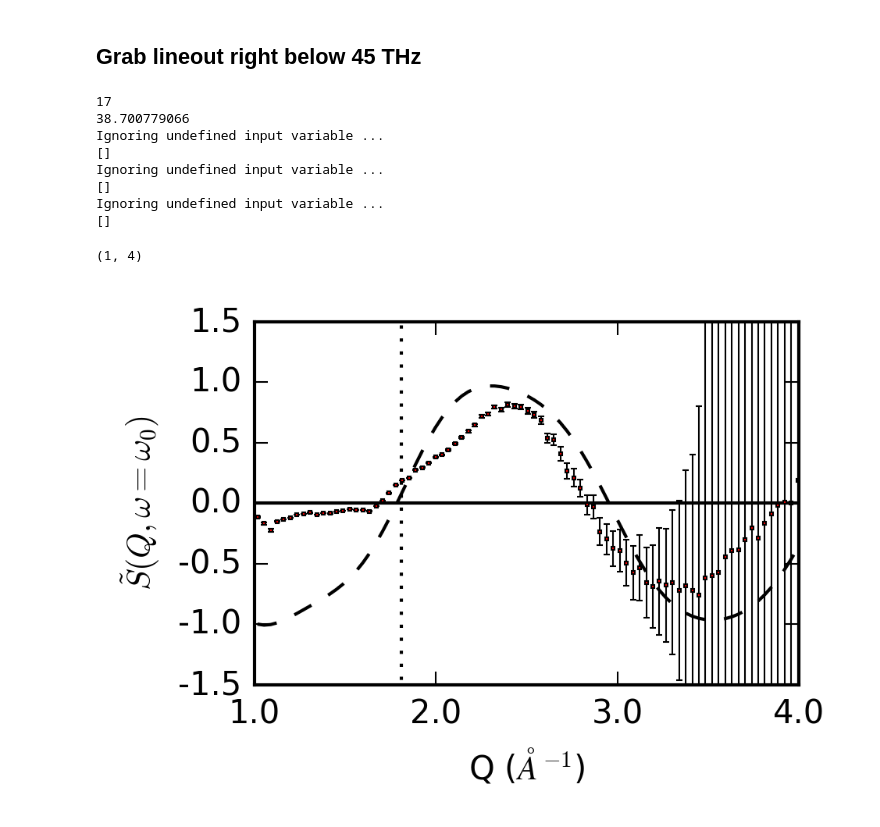
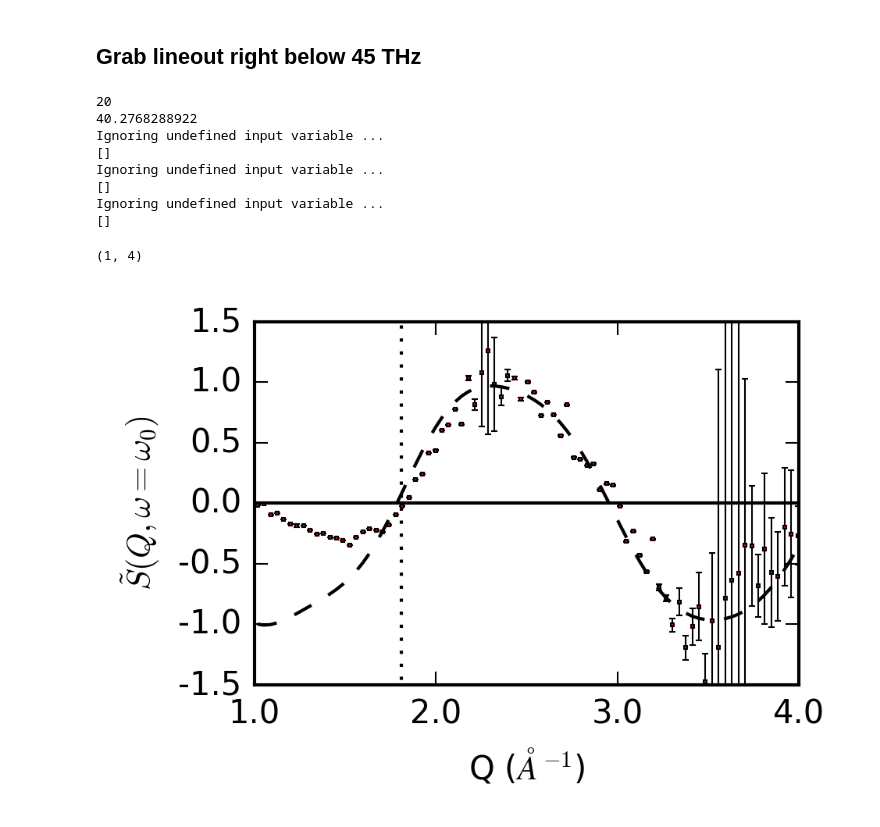
Before and after one commit to mrware91/PhilTransA-TRXS-Limits, a Jupyter notebook: FourierAnalysis.ipynb, the cells around one changed output. Drawn from its saved outputs; the diff is of its cells as text; code cells hidden in the pictures.

```diff
--- a/FourierAnalysis.ipynb
+++ b/FourierAnalysis.ipynb
@@ -59,9 +59,9 @@ Note I suggest restricting your data to regions where you know the signal is not
 # %%
 import h5py
 hf = h5py.File('phil-trans-data.h5', 'r')
-timebins = hf.get('timebins').value - 2.3
+timebins = hf.get('timebins').value
 mean = hf.get('mean').value
-variance = hf.get('variance').value
+std = hf.get('std').value
 Q = hf.get('Q').value
 legendres = hf.get('legendres').value
 # %%
@@ -91,7 +91,7 @@ Qs              = Q[qIndexes]
 
 
 muData          = mean[legendreIndex, qIndexes, :]
-sigmaData       = variance[legendreIndex, qIndexes, :]
+sigmaData       = std[legendreIndex, qIndexes, :]
 
 # Generate correction factors
 bC = budarzCorrection(np.ones_like(muData[:,0]),Qs,wavelength=1.3776)
@@ -136,11 +136,6 @@ if np.mod(Ts.shape[0],2) == 0:
     sigmaNData = sigmaNData[:,:-1]
     Ts = Ts[:-1]
 
-
-Ts = Ts[10:-6]
-muNData = muNData[:,10:-6]
-sigmaNData = sigmaNData[:,10:-6]
-
 print muNData.shape
 print sigmaNData.shape
 print Ts.shape
@@ -251,7 +246,7 @@ Ignoring undefined input variable ...
 # %% [markdown]
 ## Grab lineout right below 45 THz
 # %%
-ind = np.abs(plotMe[30,(omega<60)]).argmax()  -1
+ind = np.abs(plotMe[30,(omega<60)]).argmax()
 
 # ind = 45
 
@@ -266,55 +261,46 @@ ys = plotMe[:,ind] * Qs**2
 
 q = Qs
 r0 = 2.666
-# r0 = 3.72
-
 sTheory = np.cos( q*r0 ) - np.sinc(q*r0)
-
-# sTheory = np.sin( q*r0 )
-
-# linePlot(Qs, sTheory, **figOpts)
-
-# plt.plot(Qs,sTheory)
-# plt.errorbar(Qs, ys/ys[:50].max()*1.2, yerr=reconstructionE[:,ind]*Qs**2/ys[:50].max()*1.2,barsabove=True, fmt='o')
-
 
 linePlot(Qs, np.zeros_like(sTheory), newFigure=True, plotOptions={'color':'k'}, **figOpts)
 
+scale = 0.25
 line,caps,bars=plt.errorbar(
     Qs,     # X
-    -ys*4.5,    # Y
-    yerr=reconstructionE[:,ind]*4.5*Qs**2*10000,        # Y-errors
+    ys*scale,    # Y
+    yerr=reconstructionE[:,ind]*Qs**2*scale,        # Y-errors
     fmt="rs",    # format line like for plot()
     linewidth=3,   # width of plot line
     elinewidth=0.5,# width of error bar line
     ecolor='k',    # color of error bar
     capsize=1,     # cap length for error bar
     capthick=0.5,   # cap thickness for error bar
     ms=1
     )
 
 # sD = load_obj('twoomega')
 
 # linePlot( sD['Q']*1/.53, (sD['S']-1)/np.max(sD['S']-1), newFigure = False, **figOpts )
 
 # plt.scatter(Qs, ys/ys[:50].max()*1.2, s=.8, color='red', zorder=100)
 linePlot(Qs, sTheory, newFigure=False, **figOpts)
 
 # linePlot( [4.43,4.43] , [-2,2], newFigure=False, plotOptions={'color':'k'},**figOpts )
 
 linePlot( [1.81,1.81] , [-2,2], newFigure=False, plotOptions={'color':'k'},**figOpts )
 
 plt.xlim([1,4])
 
 # savefig('classical-exp-comp-800nm.eps')
 # %% [output]
-17
-38.700779066
+20
+40.2768288922
 Ignoring undefined input variable ...
 []
 Ignoring undefined input variable ...
 []
 Ignoring undefined input variable ...
 []
 (1, 4)
-[figure, old version]
+[figure, new version]
```
Also changed, not shown: parts of 6 cells of this notebook.
